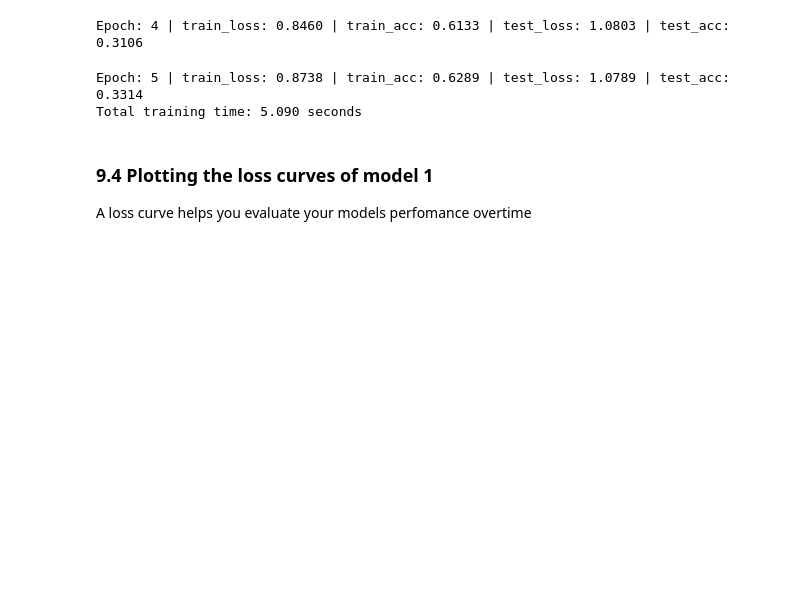
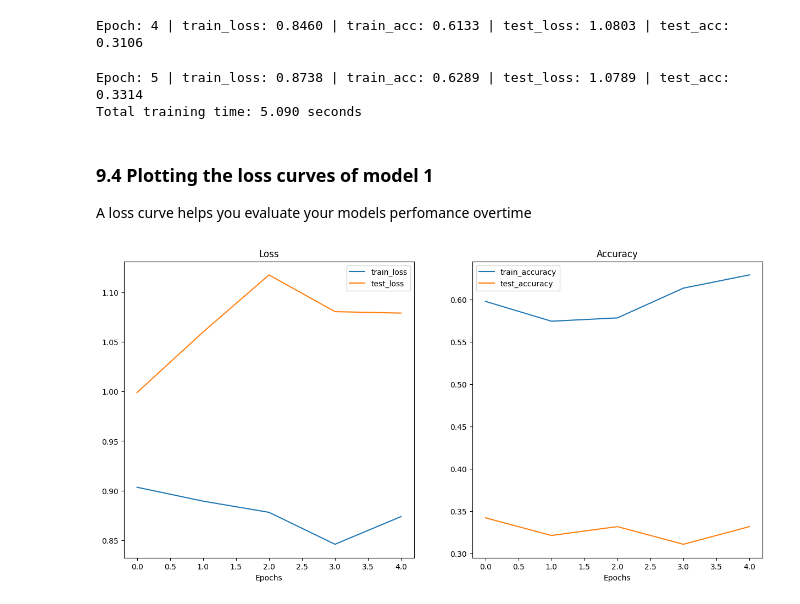
Before and after one commit to ashwinkck/FoodVision-Mini, a Jupyter notebook: pytorch_custom_datasets.ipynb, the cells around one changed output. Drawn from its saved outputs; the diff is of its cells as text; code cells hidden in the pictures; blank space fills up the shorter version.

```diff
--- a/pytorch_custom_datasets.ipynb
+++ b/pytorch_custom_datasets.ipynb
@@ -1150,3 +1150,7 @@ Total training time: 5.090 seconds
 ### 9.4 Plotting the loss curves of model 1
 
 A loss curve helps you evaluate your models perfomance overtime
+# %%
+plot_loss_curves(model_1_results)
+# %% [output]
+[figure, added]
```
